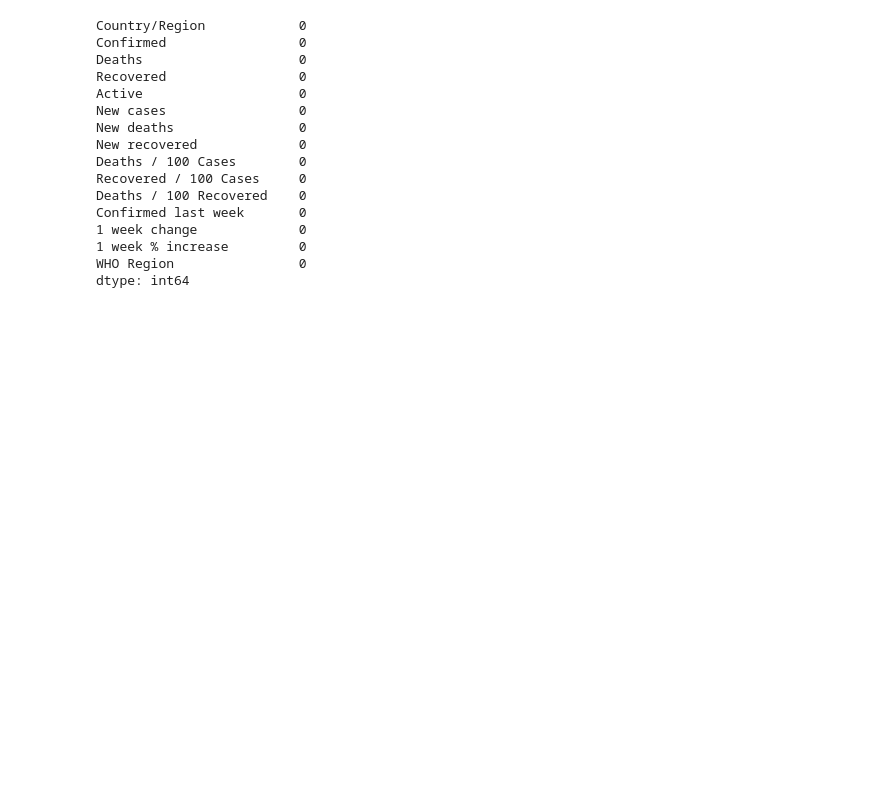
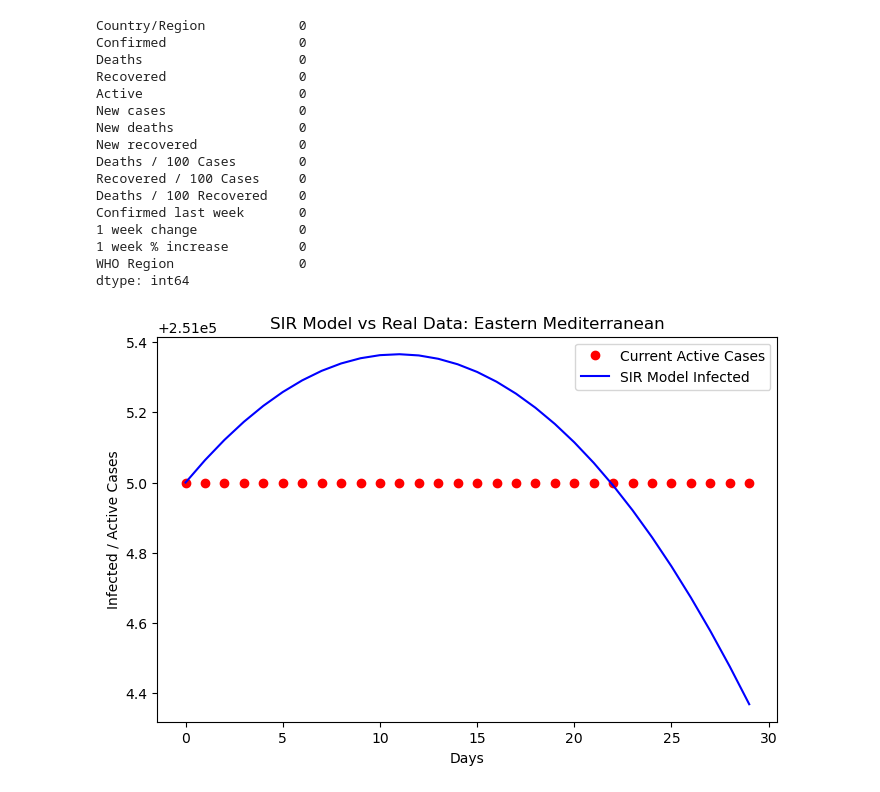
Before and after one commit to Imani-hub-pixel/AI-and-ML-Udemy-course, a Jupyter notebook: Scientific computing project/covid-19 spread.ipynb, the cells around one changed output. Cells and saved outputs as stored; diff of their text form; code cells hidden in the pictures; blank space fills up the shorter version.

Commit message:
covid 19 sir model

```diff
--- a/Scientific computing project/covid-19 spread.ipynb
+++ b/Scientific computing project/covid-19 spread.ipynb
@@ -45,3 +36,13 @@ N = 53_330_978  # Total population of Kenya
+# %%
+continents = df['WHO Region'].unique()  # list of all continents
+continent_populations = {
+    "Africa": 1_300_000_000,
+    "Europe": 750_000_000,
+    "Americas": 1_000_000_000,
+    "Eastern Mediterranean": 700_000_000,
+    "South-East Asia": 2_000_000_000,
+    "Western Pacific": 1_900_000_000
+}
 # %%
 def sir_equations(y, t, N, beta, gamma):
     S, I, R = y
@@ -58,16 +58,10 @@ def run_simulation(beta, gamma, days, N, I0, R0):
     sol = odeint(sir_equations, y0, days, args=(N, beta, gamma))
     return sol
 # %%
-def objective_function(params, days, y_active, N):
+def objective_function(params, days, y_active, N, I0, R0):
     beta, gamma = params
-    # Initial conditions from your dataset's first day
-    I0 = y_active[0]
-    R0 = y_removed[0]
-
     prediction = run_simulation(beta, gamma, days, N, I0, R0)
-    # We calculate the error between model 'I' and real 'Active'
-    # Mean Squared Error (MSE)
-    return np.sqrt(np.mean((prediction[:, 1] - y_active)**2))
+    return np.sqrt(np.mean((prediction[:,1] - y_active)**2))
 # %%
 from scipy.optimize import minimize
 # Initial guess for Beta and Gamma
@@ -79,21 +73,57 @@ result = minimize(objective_function, initial_guess, args=(days, y_active, N),
 
 best_beta, best_gamma = result.x
 # %%
-print(f"--- Results for {country_name} ---")
-print(f"Optimal Beta (Spread Rate): {best_beta:.4f}")
-print(f"Optimal Gamma (Recovery Rate): {best_gamma:.4f}")
-print(f"Calculated R0: {best_beta/best_gamma:.2f}")
+results = {}
 
-# Generate the final "Best Fit" curve
-final_fit = run_simulation(best_beta, best_gamma, days, N, y_active[0], y_removed[0])
+for continent in continents:
+    # Filter continent
+    continent_data = df[df['WHO Region'] == continent]
 
-plt.figure(figsize=(10, 5))
-plt.scatter(days, y_active, label="Real Active Cases (Dataset)", color='red', alpha=0.5)
-plt.plot(days, final_fit[:, 1], label="SIR Model Prediction", color='blue', lw=2)
-plt.xlabel("Days")
-plt.ylabel("Infectious Population")
-plt.title(f"Scientific Computing: SIR Model Fit for {country_name}")
-plt.legend()
-plt.grid(True)
-plt.show()
+    # Sum total cases for continent
+    y_active = continent_data['Active'].sum()
+    y_removed = (continent_data['Recovered'].sum() + continent_data['Deaths'].sum())
+
+    # Since this CSV is only latest snapshot, we will simulate 30 days
+    days = np.arange(30)  # you can increase if historical data is available
+
+    N = continent_populations.get(continent, 1_000_000_000)
+    I0 = y_active
+    R0 = y_removed
+
+    # Initial guess for beta & gamma
+    initial_guess = [0.2, 0.1]
+
+    # Minimize error
+    result = minimize(objective_function, initial_guess, args=(days, np.full(len(days), I0), N, I0, R0),
+                      bounds=[(0.001, 1), (0.001, 1)])
+
+    best_beta, best_gamma = result.x
+    R0_value = best_beta / best_gamma
+
+    results[continent] = {
+        "beta": best_beta,
+        "gamma": best_gamma,
+        "R0": R0_value
+    }
+
+    # Simulate using fitted parameters
+    sol = run_simulation(best_beta, best_gamma, days, N, I0, R0)
+
+    # Plot
+    plt.figure(figsize=(8,5))
+    plt.plot(days, np.full(len(days), I0), 'ro', label="Current Active Cases")
+    plt.plot(days, sol[:,1], 'b-', label="SIR Model Infected")
+    plt.title(f"SIR Model vs Real Data: {continent}")
+    plt.xlabel("Days")
+    plt.ylabel("Infected / Active Cases")
+    plt.legend()
+    plt.show()
+
+# --- Print results ---
+for continent, res in results.items():
+    print(f"--- {continent} ---")
+    print(f"Beta (Spread Rate): {res['beta']:.4f}")
+    print(f"Gamma (Recovery Rate): {res['gamma']:.4f}")
+    print(f"Calculated R0: {res['R0']:.2f}\n")
 # %% [output]
+[figure, new version]
```
Also changed, not shown: parts of 5 cells of this notebook.
